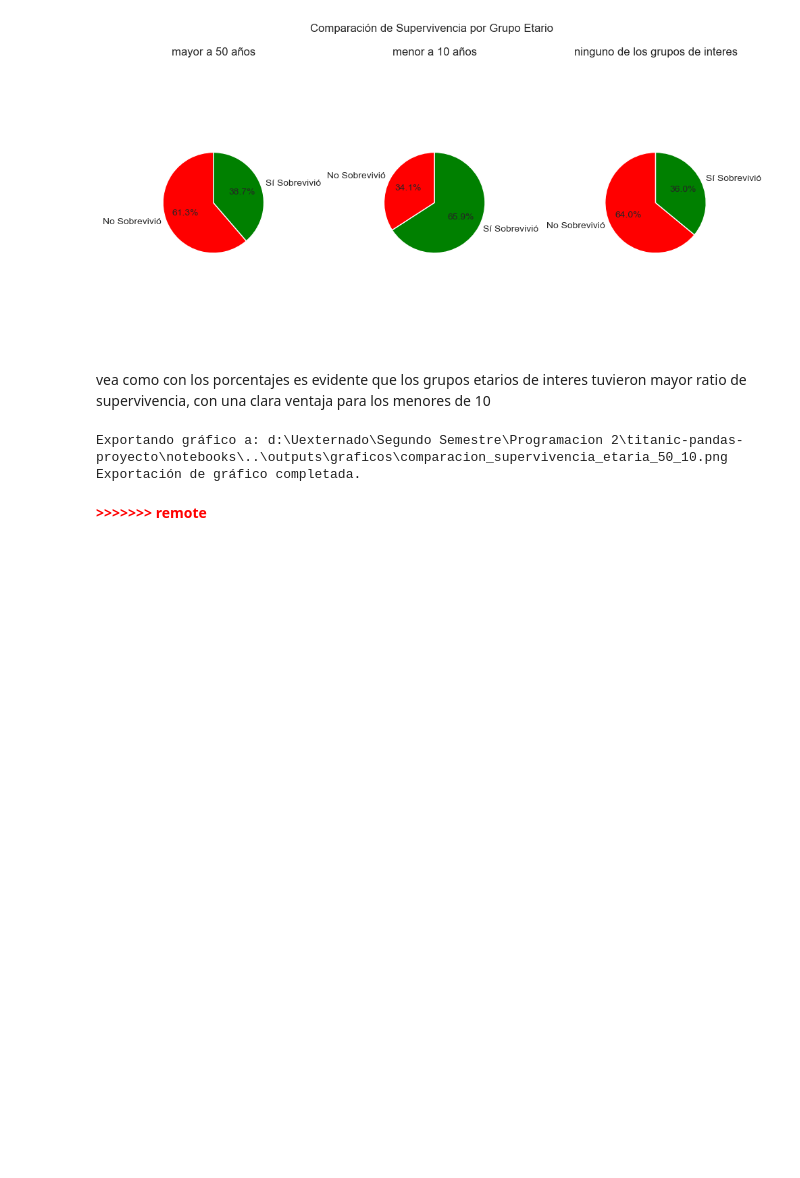
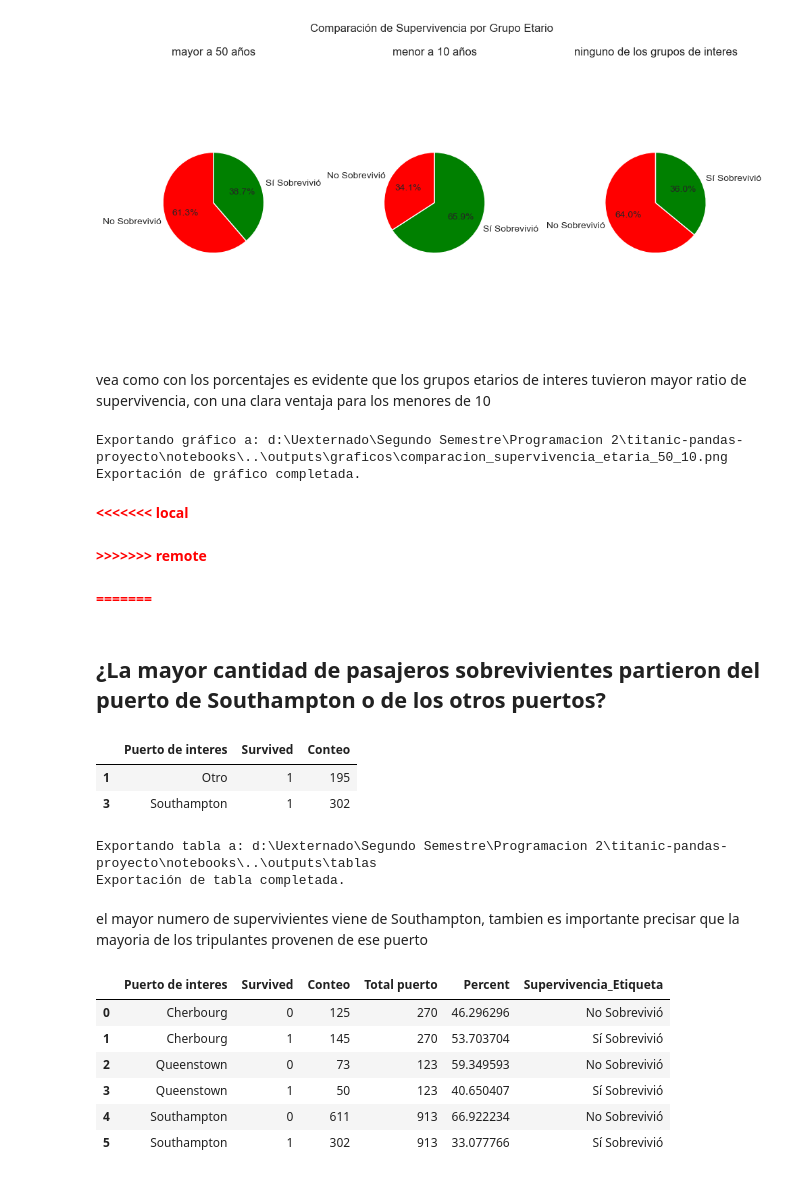
Before and after one commit to juanpablocarrillohortua/taller-pandas-titanic-grupo-1, a Jupyter notebook: notebooks/proyecto titanic.ipynb, the cells around one changed output. Cells and saved outputs as stored; diff of their text form; code cells hidden in the pictures; blank space fills up the shorter version.

Commit message:
Survival rate por puerto

```diff
--- a/notebooks/proyecto titanic.ipynb
+++ b/notebooks/proyecto titanic.ipynb
@@ -1229,5 +1237,27 @@ exportar_grafica(fig,'comparacion_supervivencia_etaria_50_10')
 # %% [output]
 Exportando gráfico a: d:\Uexternado\Segundo Semestre\Programacion 2\titanic-pandas-proyecto\notebooks\..\outputs\graficos\comparacion_supervivencia_etaria_50_10.png
 Exportación de gráfico completada.
+# %% [markdown]
+<span style="color:red"><b><<<<<<< local</b></span>
 # %% [markdown]
 <span style="color:red"><b>>>>>>>> remote</b></span>
+# %% [markdown]
+<span style="color:red"><b>=======</b></span>
+# %% [markdown]
+## ¿La mayor cantidad de pasajeros sobrevivientes partieron del puerto de Southampton o de los otros puertos?
+# %%
+puertos = {"S": "Southampton", "C": "Otro", "Q":"Otro"}
+df_southp = df.copy()
+df_southp['Puerto de interes'] = df_southp['Embarked'].map(puertos)
+df_southp = df_southp.groupby(['Puerto de interes', 'Survived']).size().reset_index(name="Conteo")
+df_southp = df_southp[df_southp['Survived'] == 1]
+df_southp
+# %% [output]
+|  | Puerto de interes | Survived | Conteo |
+| 1 | Otro | 1 | 195 |
+| 3 | Southampton | 1 | 302 |
+# %%
+exportar_tabla(df_southp, "supervivencia por puerto")
+# %% [output]
+Exportando tabla a: d:\Uexternado\Segundo Semestre\Programacion 2\titanic-pandas-proyecto\notebooks\..\outputs\tablas
+Exportación de tabla completada.
@@ -1233,0 +1282,19 @@ Exportación de gráfico completada.
+# %% [markdown]
+el mayor numero de supervivientes viene de Southampton, tambien es importante precisar que la mayoria de los tripulantes provenen de ese puerto
+# %%
+puertos = {"S": "Southampton", "C": "Cherbourg", "Q":"Queenstown"}
+df_southp = df.copy()
+df_southp['Puerto de interes'] = df_southp['Embarked'].map(puertos)
+df_southp = df_southp.groupby(['Puerto de interes', 'Survived']).size().reset_index(name="Conteo")
+df_southp["Total puerto"] = df_southp.groupby('Puerto de interes')["Conteo"].transform('sum')
+df_southp['Percent'] = (df_southp['Conteo']/df_southp['Total puerto'])*100
+df_southp['Supervivencia_Etiqueta'] = clacificador_supervivencia_cantidad_porcentaje(df_southp)
+df_southp
+# %% [output]
+|  | Puerto de interes | Survived | Conteo | Total puerto | Percent | Supervivencia_Etiqueta |
+| 0 | Cherbourg | 0 | 125 | 270 | 46.296296 | No Sobrevivió |
+| 1 | Cherbourg | 1 | 145 | 270 | 53.703704 | Sí Sobrevivió |
+| 2 | Queenstown | 0 | 73 | 123 | 59.349593 | No Sobrevivió |
+| 3 | Queenstown | 1 | 50 | 123 | 40.650407 | Sí Sobrevivió |
+| 4 | Southampton | 0 | 611 | 913 | 66.922234 | No Sobrevivió |
+| 5 | Southampton | 1 | 302 | 913 | 33.077766 | Sí Sobrevivió |
```
Also changed, not shown: parts of 13 cells of this notebook, 5 other files.
